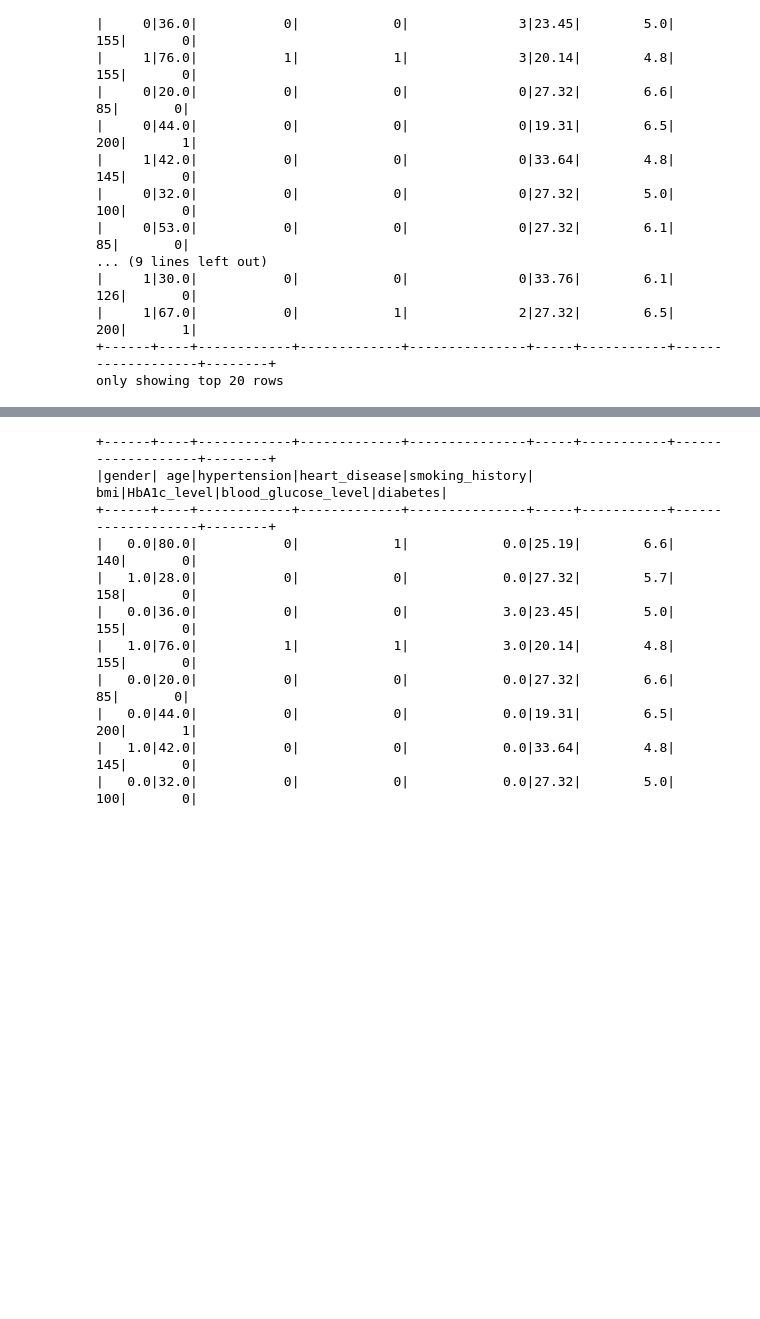
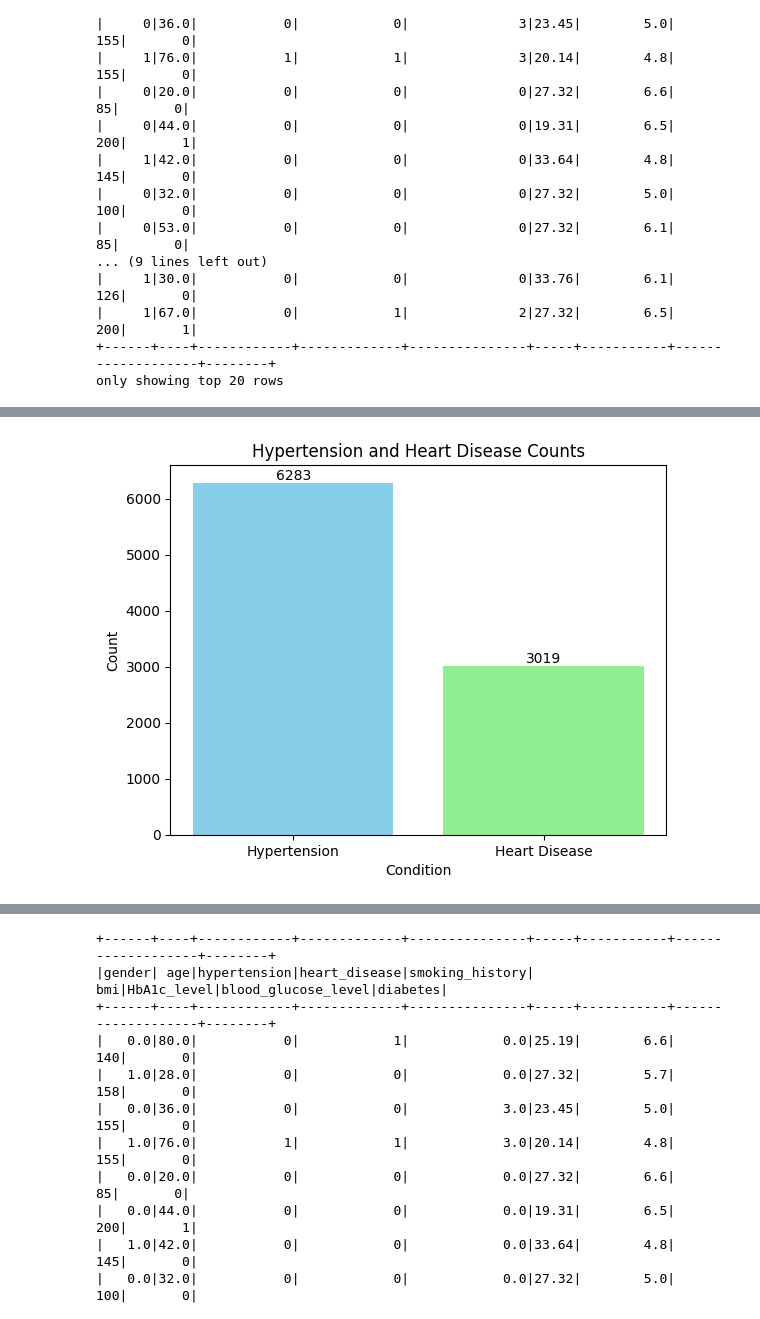
Before and after one commit to nidhi0684/Project4-DiabetesPrediction, a Jupyter notebook: Diabetes_Prediction.ipynb, the cells around one changed output, grey strips where cells are left out. Cells and saved outputs as stored; diff of their text form; code cells hidden in the pictures; blank space fills up the shorter version.

```diff
--- a/Diabetes_Prediction.ipynb
+++ b/Diabetes_Prediction.ipynb
@@ -339,0 +364,16 @@ only showing top 20 rows
+# %%
+# Bar Chart of Hypertension and Heart Disease
+condition_counts = df_diabetes_pd[['hypertension', 'heart_disease']].sum()
+conditions = ['Hypertension', 'Heart Disease']
+plt.bar(conditions, condition_counts, color=['skyblue', 'lightgreen'])
+plt.xlabel('Condition')
+plt.ylabel('Count')
+plt.title('Hypertension and Heart Disease Counts')
+
+# Add value labels on top of each bar
+for i, count in enumerate(condition_counts):
+    plt.text(i, count + 0.1, str(count), ha='center', va='bottom')
+
+plt.show()
+# %% [output]
+[figure, added]
```
Also changed, not shown: parts of 22 cells of this notebook.
